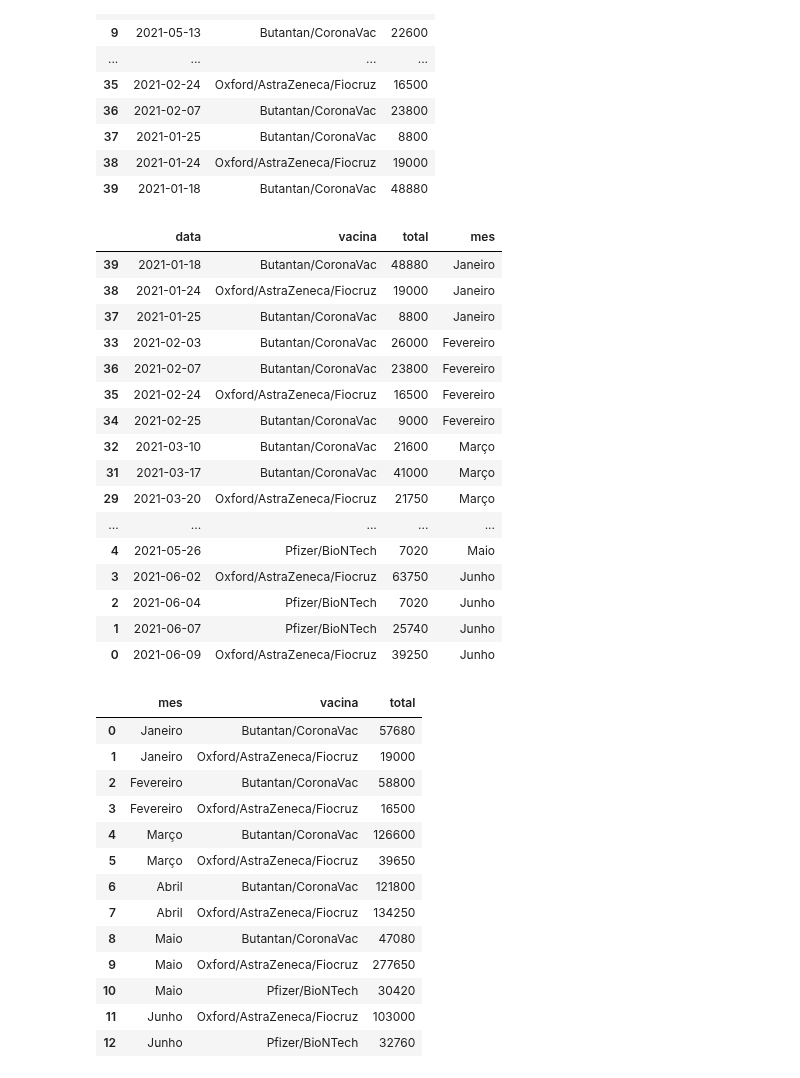
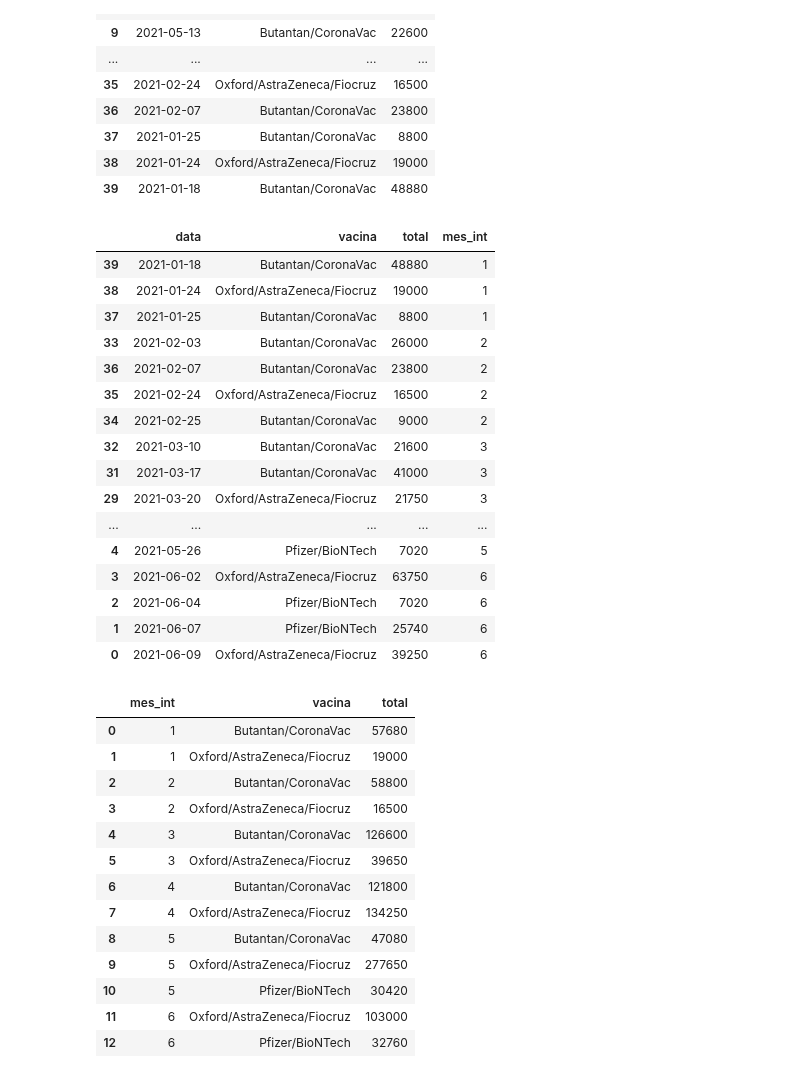
Before and after one commit to adolfoguimaraes/covid19_vacinacao, a Jupyter notebook: Sergipe/processararquivos_vacina_dataviz.ipynb, the cells around one changed output. Saved outputs shown, nothing was run; the diff lists cells and outputs as text; code cells hidden in the pictures.

```diff
--- a/Sergipe/processararquivos_vacina_dataviz.ipynb
+++ b/Sergipe/processararquivos_vacina_dataviz.ipynb
@@ -362,43 +362,44 @@ vacinas_recebidas
 | 38 | 2021-01-24 | Oxford/AstraZeneca/Fiocruz | 19000 |
 | 39 | 2021-01-18 | Butantan/CoronaVac | 48880 |
 # %%
-vacinas_recebidas['mes'] = pd.DatetimeIndex(vacinas_recebidas['data']).month_name(locale='pt_BR')
+#vacinas_recebidas['mes'] = pd.DatetimeIndex(vacinas_recebidas['data']).month_name(locale='pt_BR')
+vacinas_recebidas['mes_int'] = pd.DatetimeIndex(vacinas_recebidas['data']).month
 vacinas_recebidas.sort_values(by=['data'], inplace=True)
 vacinas_recebidas
 # %% [output]
-|  | data | vacina | total | mes |
-| 39 | 2021-01-18 | Butantan/CoronaVac | 48880 | Janeiro |
-| 38 | 2021-01-24 | Oxford/AstraZeneca/Fiocruz | 19000 | Janeiro |
-| 37 | 2021-01-25 | Butantan/CoronaVac | 8800 | Janeiro |
-| 33 | 2021-02-03 | Butantan/CoronaVac | 26000 | Fevereiro |
-| 36 | 2021-02-07 | Butantan/CoronaVac | 23800 | Fevereiro |
-| 35 | 2021-02-24 | Oxford/AstraZeneca/Fiocruz | 16500 | Fevereiro |
-| 34 | 2021-02-25 | Butantan/CoronaVac | 9000 | Fevereiro |
-| 32 | 2021-03-10 | Butantan/CoronaVac | 21600 | Março |
-| 31 | 2021-03-17 | Butantan/CoronaVac | 41000 | Março |
-| 29 | 2021-03-20 | Oxford/AstraZeneca/Fiocruz | 21750 | Março |
+|  | data | vacina | total | mes_int |
+| 39 | 2021-01-18 | Butantan/CoronaVac | 48880 | 1 |
+| 38 | 2021-01-24 | Oxford/AstraZeneca/Fiocruz | 19000 | 1 |
+| 37 | 2021-01-25 | Butantan/CoronaVac | 8800 | 1 |
+| 33 | 2021-02-03 | Butantan/CoronaVac | 26000 | 2 |
+| 36 | 2021-02-07 | Butantan/CoronaVac | 23800 | 2 |
+| 35 | 2021-02-24 | Oxford/AstraZeneca/Fiocruz | 16500 | 2 |
+| 34 | 2021-02-25 | Butantan/CoronaVac | 9000 | 2 |
+| 32 | 2021-03-10 | Butantan/CoronaVac | 21600 | 3 |
+| 31 | 2021-03-17 | Butantan/CoronaVac | 41000 | 3 |
+| 29 | 2021-03-20 | Oxford/AstraZeneca/Fiocruz | 21750 | 3 |
 | ... | ... | ... | ... | ... |
-| 4 | 2021-05-26 | Pfizer/BioNTech | 7020 | Maio |
-| 3 | 2021-06-02 | Oxford/AstraZeneca/Fiocruz | 63750 | Junho |
-| 2 | 2021-06-04 | Pfizer/BioNTech | 7020 | Junho |
-| 1 | 2021-06-07 | Pfizer/BioNTech | 25740 | Junho |
-| 0 | 2021-06-09 | Oxford/AstraZeneca/Fiocruz | 39250 | Junho |
+| 4 | 2021-05-26 | Pfizer/BioNTech | 7020 | 5 |
+| 3 | 2021-06-02 | Oxford/AstraZeneca/Fiocruz | 63750 | 6 |
+| 2 | 2021-06-04 | Pfizer/BioNTech | 7020 | 6 |
+| 1 | 2021-06-07 | Pfizer/BioNTech | 25740 | 6 |
+| 0 | 2021-06-09 | Oxford/AstraZeneca/Fiocruz | 39250 | 6 |
 # %%
-vacinas_group = vacinas_recebidas.groupby(by=['mes','vacina'], sort=False).sum()
+vacinas_group = vacinas_recebidas.groupby(by=['mes_int','vacina'], sort=False).sum()
 vacinas_group.reset_index(inplace=True)
 vacinas_group
 # %% [output]
-|  | mes | vacina | total |
-| 0 | Janeiro | Butantan/CoronaVac | 57680 |
-| 1 | Janeiro | Oxford/AstraZeneca/Fiocruz | 19000 |
-| 2 | Fevereiro | Butantan/CoronaVac | 58800 |
-| 3 | Fevereiro | Oxford/AstraZeneca/Fiocruz | 16500 |
-| 4 | Março | Butantan/CoronaVac | 126600 |
-| 5 | Março | Oxford/AstraZeneca/Fiocruz | 39650 |
-| 6 | Abril | Butantan/CoronaVac | 121800 |
-| 7 | Abril | Oxford/AstraZeneca/Fiocruz | 134250 |
-| 8 | Maio | Butantan/CoronaVac | 47080 |
-| 9 | Maio | Oxford/AstraZeneca/Fiocruz | 277650 |
-| 10 | Maio | Pfizer/BioNTech | 30420 |
-| 11 | Junho | Oxford/AstraZeneca/Fiocruz | 103000 |
-| 12 | Junho | Pfizer/BioNTech | 32760 |
+|  | mes_int | vacina | total |
+| 0 | 1 | Butantan/CoronaVac | 57680 |
+| 1 | 1 | Oxford/AstraZeneca/Fiocruz | 19000 |
+| 2 | 2 | Butantan/CoronaVac | 58800 |
+| 3 | 2 | Oxford/AstraZeneca/Fiocruz | 16500 |
+| 4 | 3 | Butantan/CoronaVac | 126600 |
+| 5 | 3 | Oxford/AstraZeneca/Fiocruz | 39650 |
+| 6 | 4 | Butantan/CoronaVac | 121800 |
+| 7 | 4 | Oxford/AstraZeneca/Fiocruz | 134250 |
+| 8 | 5 | Butantan/CoronaVac | 47080 |
+| 9 | 5 | Oxford/AstraZeneca/Fiocruz | 277650 |
+| 10 | 5 | Pfizer/BioNTech | 30420 |
+| 11 | 6 | Oxford/AstraZeneca/Fiocruz | 103000 |
+| 12 | 6 | Pfizer/BioNTech | 32760 |
```
Also changed, not shown: parts of 5 cells of this notebook, 1 other file.
